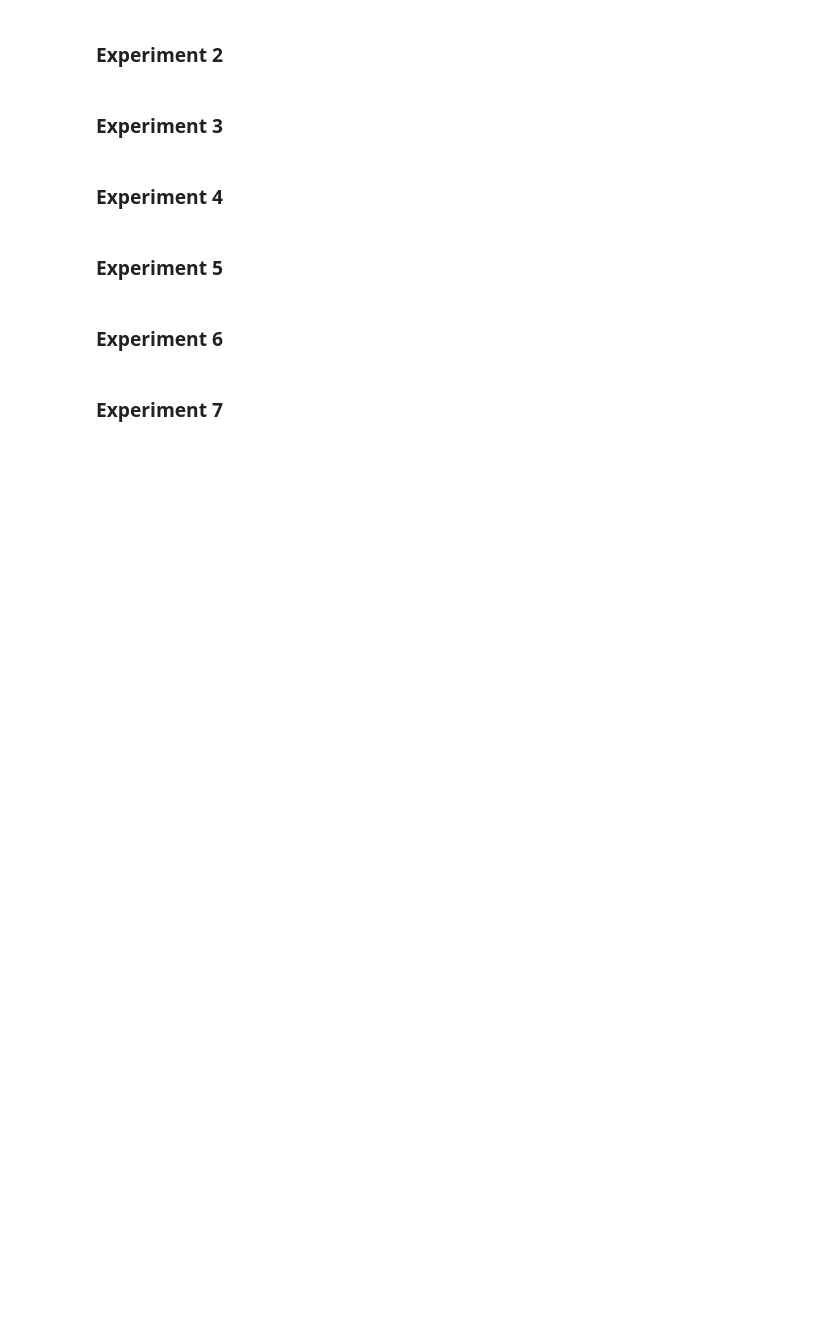
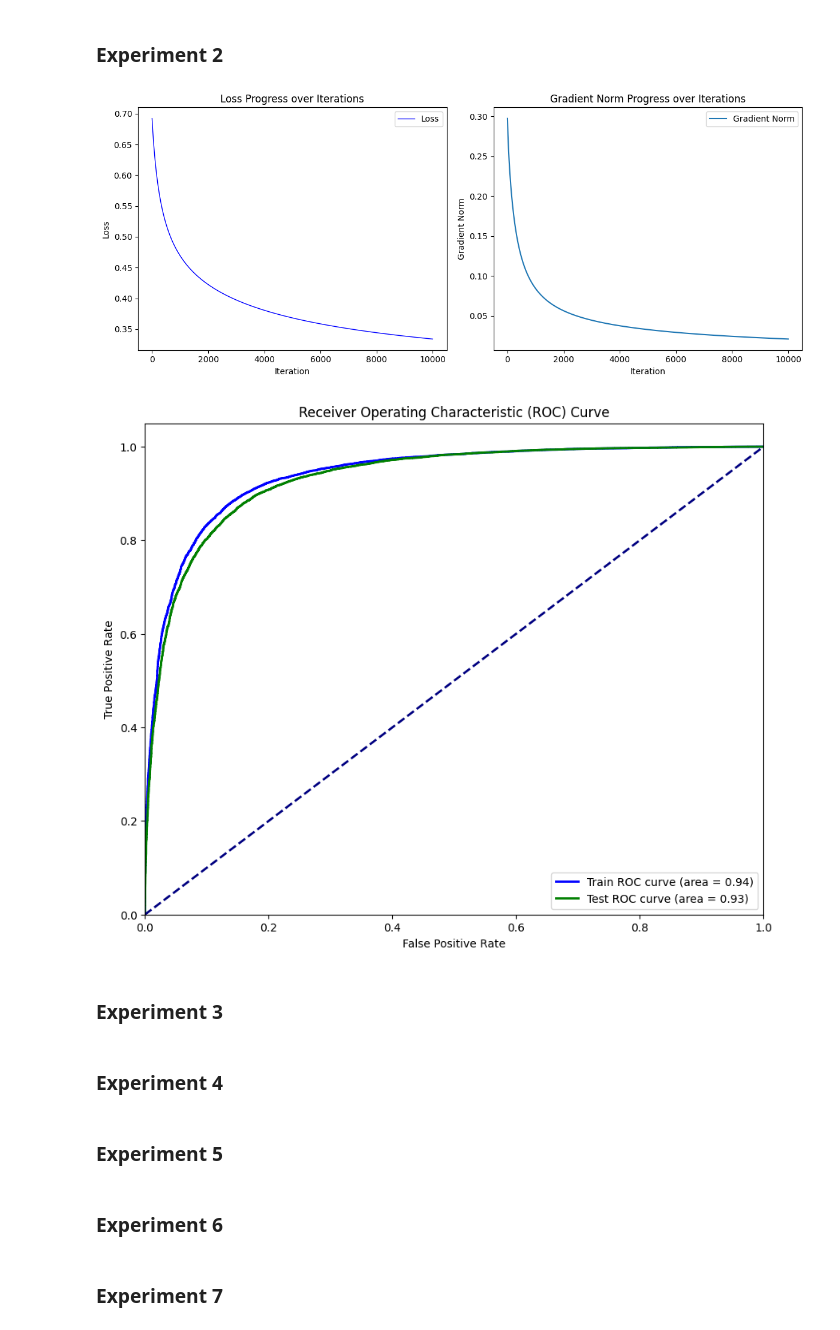
Before and after one commit to ben-jamming/COMP-551, a Jupyter notebook: Assignment-2/data_processing.ipynb, the cells around one changed output. Drawn from its saved outputs; the diff is of its cells as text; code cells hidden in the pictures; blank space fills up the shorter version.

```diff
--- a/Assignment-2/data_processing.ipynb
+++ b/Assignment-2/data_processing.ipynb
@@ -308,13 +338,40 @@ def experiment_one():
 # %% [markdown]
 ### Experiment 2 ###
-# %%
-def experiment_two():
-    """
-    Implement and conduct:
-    - Binary classification on the IMDb Reviews
-    - Multi-class classification on the 20 news group dataset
-    """
-    pass
+# %%
+def experiment_two(X_train, y_train, X_test, y_test, top_indices):
+    """
+    Implement and conduct:
+    - Binary classification on the IMDb Reviews
+    - Multi-class classification on the 20 news group dataset
+    """
+    # Convert y_train and y_test to binary
+    y_train_binary = (y_train > 5).astype(int)
+    y_test_binary = (y_test > 5).astype(int)
+
+    # Filter features based on top_indices
+    X_train_filtered = X_train[:, top_indices]
+    X_test_filtered = X_test[:, top_indices]
+
+    model = LogisticRegression(learning_rate=0.01, epsilon=1e-5, max_iters=1e4)
+    model.fit(X_train_filtered, y_train_binary)
+    plot_training_progress(model)
+    y_pred_prob_test = model.predict(X_test_filtered)
+    y_pred_prob_train = model.predict(X_train_filtered)
+
+    # Compute ROC curve and ROC area for the test set
+    fpr_test, tpr_test, _ = roc_curve(y_test_binary, y_pred_prob_test)
+    roc_auc_test = auc(fpr_test, tpr_test)
+
+    # Compute ROC curve and ROC area for the training set
+    fpr_train, tpr_train, _ = roc_curve(y_train_binary, y_pred_prob_train)
+    roc_auc_train = auc(fpr_train, tpr_train)
+
+    plot_roc_curves((fpr_train, tpr_train, roc_auc_train), (fpr_test, tpr_test, roc_auc_test))
+
+experiment_two(X_train, y_train, X_test, y_test, top_indices)
+# %% [output]
+[figure, added]
+[figure, added]
 # %% [markdown]
 ### Experiment 3 ###
 # %%
```
Also changed, not shown: parts of 8 cells of this notebook.
